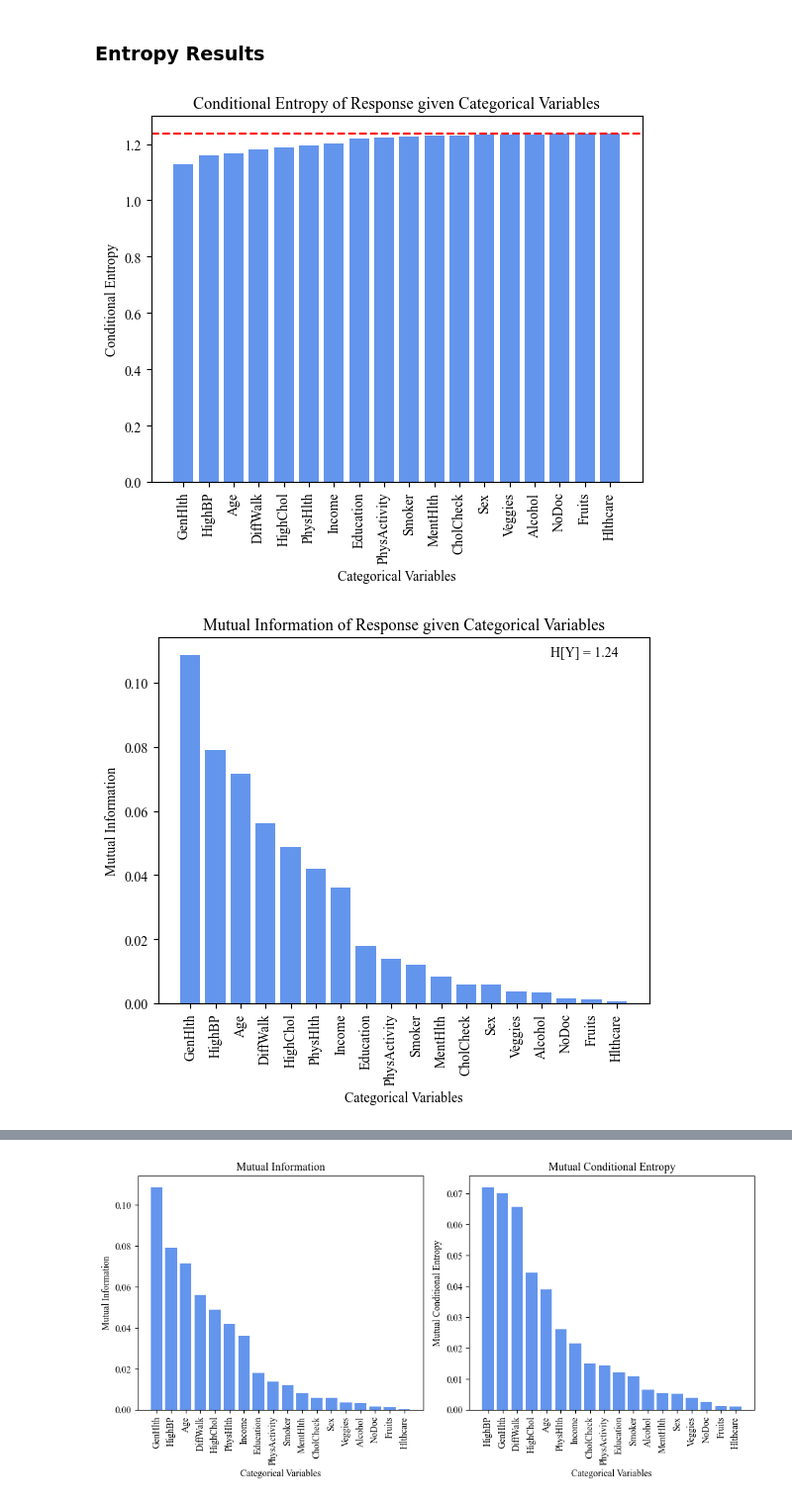
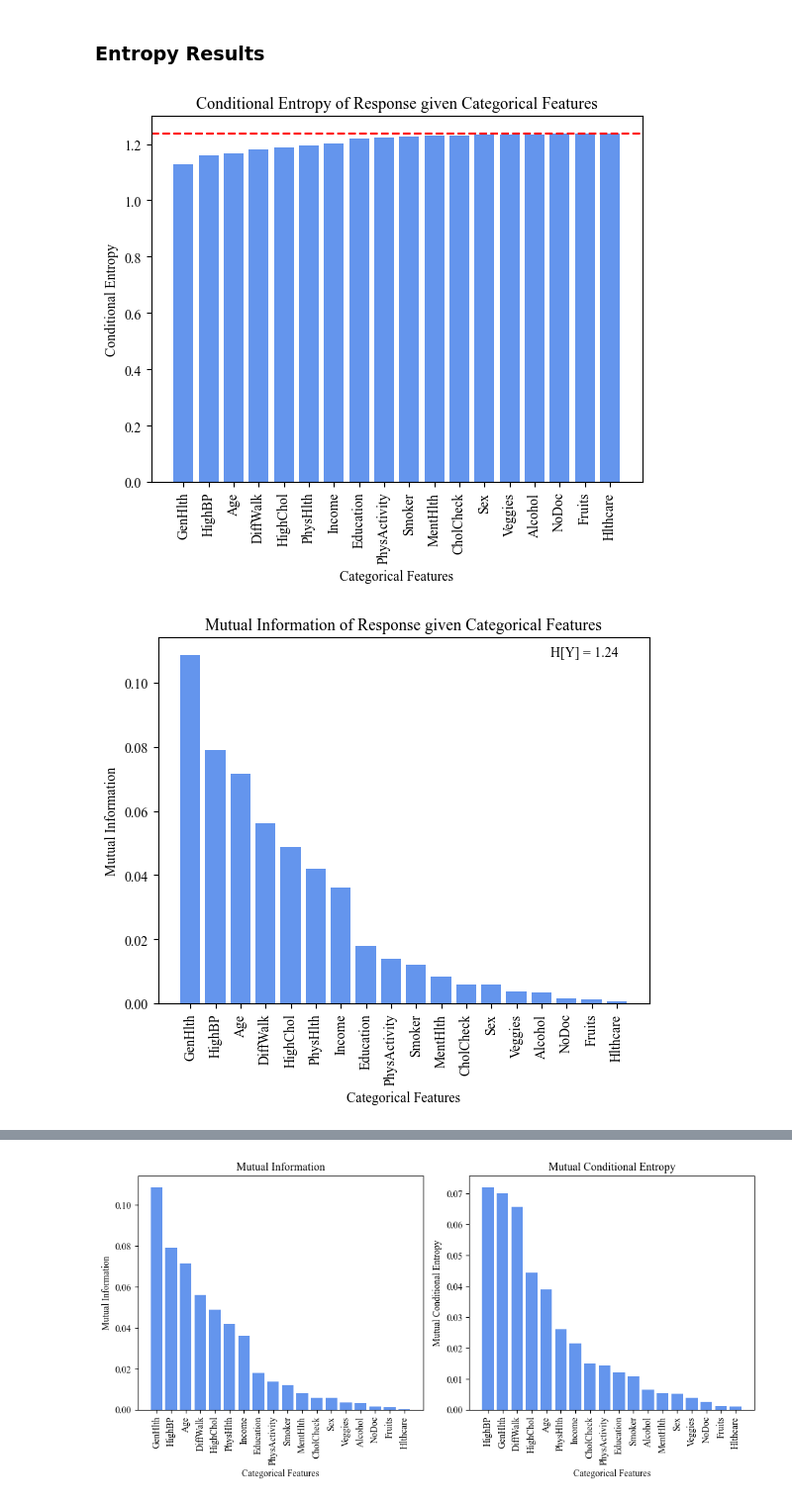
Before and after one commit to CYoung73/STA160-Midterm, a Jupyter notebook: STA160_Entropy_Analysis.ipynb, the cells around one changed output, grey strips where cells are left out. Shown at 99% size. Drawn from its saved outputs; the diff is of its cells as text; code cells hidden in the pictures.

```diff
--- a/STA160_Entropy_Analysis.ipynb
+++ b/STA160_Entropy_Analysis.ipynb
@@ -168,15 +168,15 @@ sorted_conditional_entropies = dict(sorted(conditional_entropies.items(), key=la
 # %%
 # bar plot of conditional entropy
 plt.bar(sorted_conditional_entropies.keys(), sorted_conditional_entropies.values(), color = '#6495ed')
-plt.title('Conditional Entropy of Response given Categorical Variables')
-plt.xlabel('Categorical Variables')
+plt.title('Conditional Entropy of Response given Categorical Features')
+plt.xlabel('Categorical Features')
 plt.ylabel('Conditional Entropy')
 plt.xticks(rotation=90)
 # line for CE[Y]
 plt.axhline(y=response_entropy, color='r', linestyle='--')
 plt.show()
 # %% [output]
-[figure, old version]
+[figure, new version]
 # %%
 # mutual information
 mutual_information = {var: response_entropy - cond_en for var, cond_en in conditional_entropies.items()}
@@ -186,14 +186,14 @@ sorted_mutual_information = dict(sorted(mutual_information.items(), key=lambda i
 # %%
 # bar plot of mutual information
 plt.bar(sorted_mutual_information.keys(), sorted_mutual_information.values(), color = '#6495ed')
-plt.title('Mutual Information of Response given Categorical Variables')
-plt.xlabel('Categorical Variables')
+plt.title('Mutual Information of Response given Categorical Features')
+plt.xlabel('Categorical Features')
 plt.ylabel('Mutual Information')
 plt.xticks(rotation=90)
 plt.annotate(f'H[Y] = {response_entropy:.2f}', xy=(0, 0), xytext=(0.8, 0.95), textcoords='axes fraction')
 plt.show()
 # %% [output]
-[figure, old version]
+[figure, new version]
 # %%
 mutual_conditional_entropies = {var: mutual_conditional_entropy(data, 'Response', var) for var in categorical_vars}
 sorted_mutual_conditional_entropies = dict(sorted(mutual_conditional_entropies.items(), key=lambda x: x[1], reverse=True))
```
Also changed, not shown: parts of 5 cells of this notebook, 1 other file.
